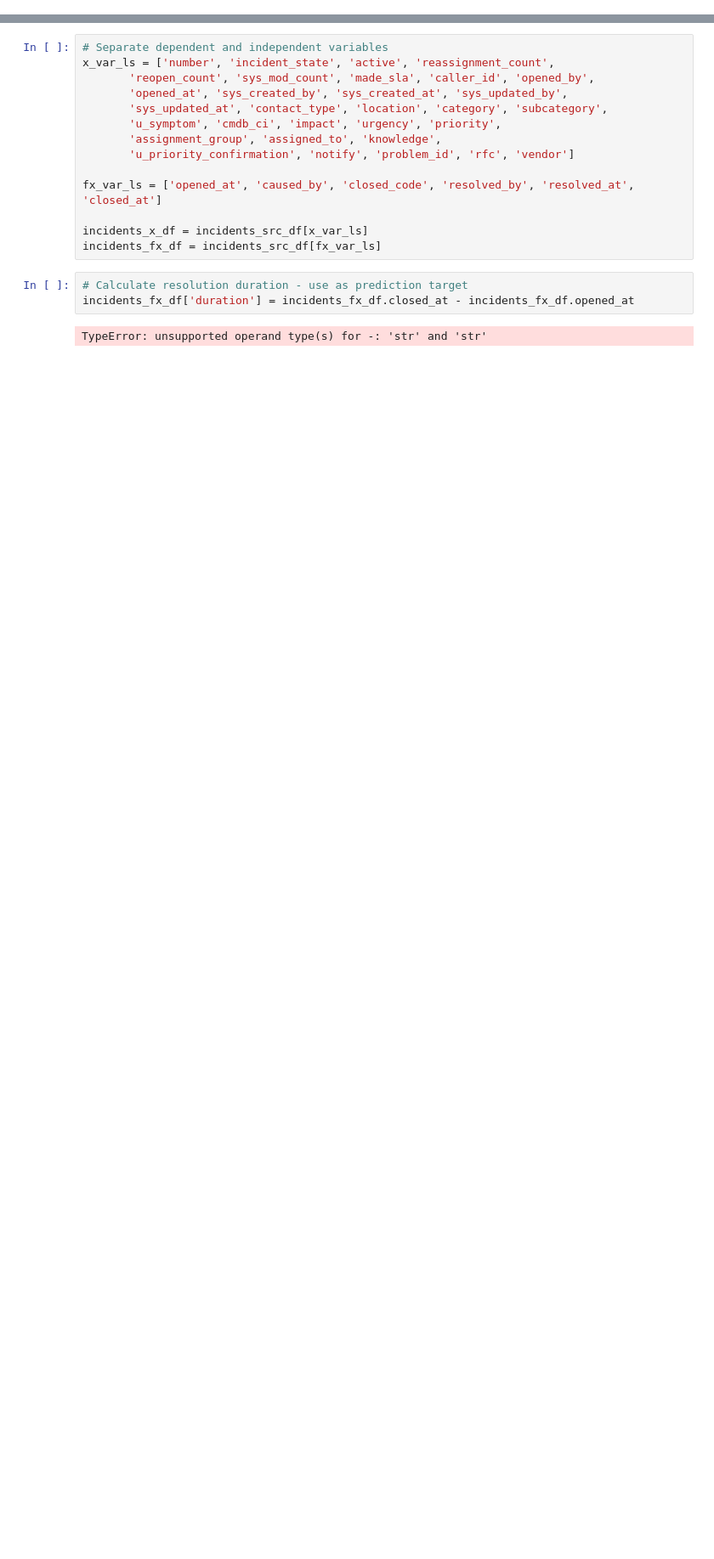
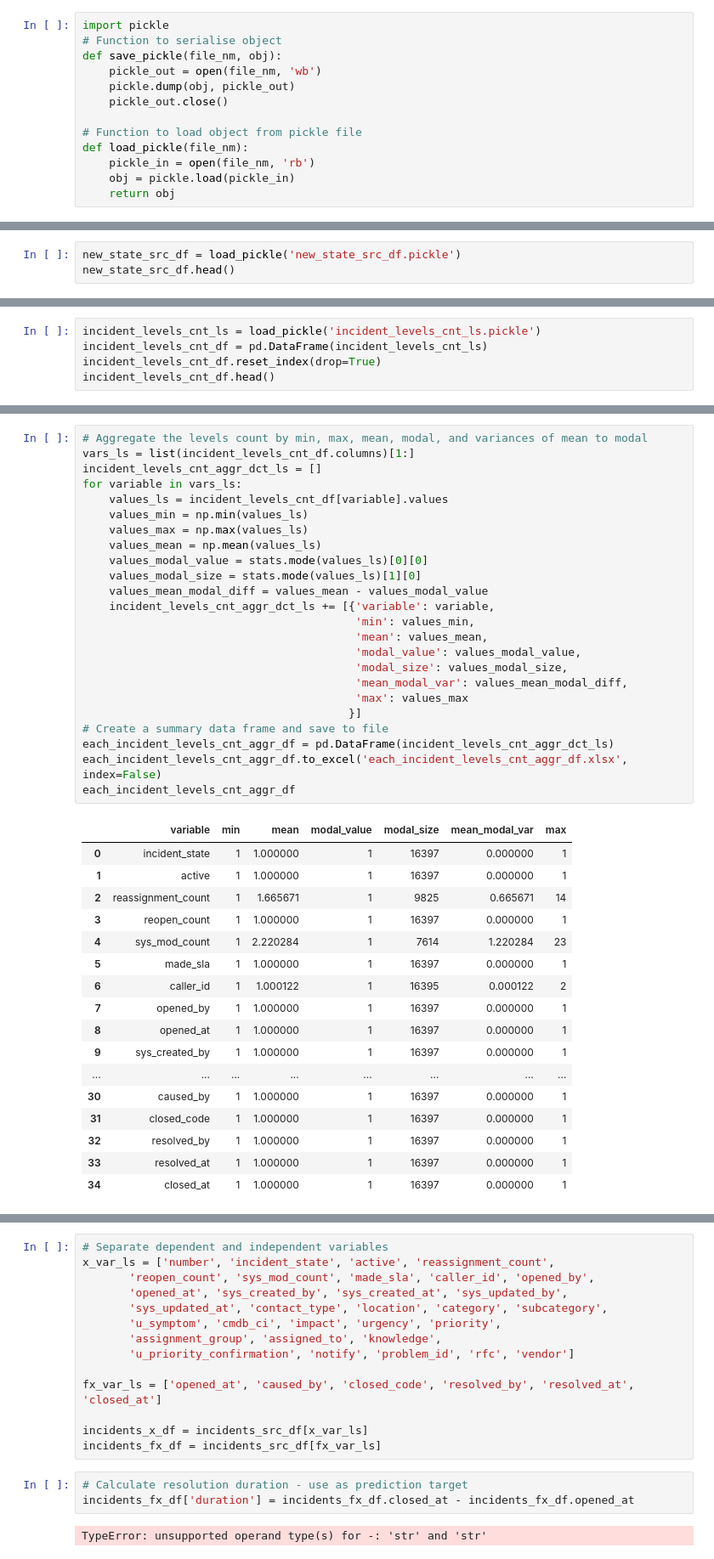
Before and after one commit to aaltrock/EDA, a Jupyter notebook: source_data_prep.ipynb, the cells around one changed output, grey strips where cells are left out. Shown at 85% size. Drawn from its saved outputs; the diff is of its cells as text; blank space fills up the shorter version.

```diff
--- a/source_data_prep.ipynb
+++ b/source_data_prep.ipynb
@@ -6 +8,14 @@ import datetime
+# %%
+import pickle
+# Function to serialise object
+def save_pickle(file_nm, obj):
+    pickle_out = open(file_nm, 'wb')
+    pickle.dump(obj, pickle_out)
+    pickle_out.close()
+
+# Function to load object from pickle file
+def load_pickle(file_nm):
+    pickle_in = open(file_nm, 'rb')
+    obj = pickle.load(pickle_in)
+    return obj
 # %%
@@ -7,0 +134,3 @@ incidents_src_df = pd.read_csv('incident_event_log.csv')
+# %%
+new_state_src_df = load_pickle('new_state_src_df.pickle')
+new_state_src_df.head()
@@ -7,0 +270,5 @@ incidents_src_df = pd.read_csv('incident_event_log.csv')
+# %%
+incident_levels_cnt_ls = load_pickle('incident_levels_cnt_ls.pickle')
+incident_levels_cnt_df = pd.DataFrame(incident_levels_cnt_ls)
+incident_levels_cnt_df.reset_index(drop=True)
+incident_levels_cnt_df.head()
@@ -7,0 +283,42 @@ incidents_src_df = pd.read_csv('incident_event_log.csv')
+# %%
+# Aggregate the levels count by min, max, mean, modal, and variances of mean to modal
+vars_ls = list(incident_levels_cnt_df.columns)[1:]
+incident_levels_cnt_aggr_dct_ls = []
+for variable in vars_ls:
+    values_ls = incident_levels_cnt_df[variable].values
+    values_min = np.min(values_ls)
+    values_max = np.max(values_ls)
+    values_mean = np.mean(values_ls)
+    values_modal_value = stats.mode(values_ls)[0][0]
+    values_modal_size = stats.mode(values_ls)[1][0]
+    values_mean_modal_diff = values_mean - values_modal_value
+    incident_levels_cnt_aggr_dct_ls += [{'variable': variable,
+                                         'min': values_min,
+                                         'mean': values_mean,
+                                         'modal_value': values_modal_value,
+                                         'modal_size': values_modal_size,
+                                         'mean_modal_var': values_mean_modal_diff,
+                                         'max': values_max
+                                        }]
+# Create a summary data frame and save to file
+each_incident_levels_cnt_aggr_df = pd.DataFrame(incident_levels_cnt_aggr_dct_ls)
+each_incident_levels_cnt_aggr_df.to_excel('each_incident_levels_cnt_aggr_df.xlsx', index=False)
+each_incident_levels_cnt_aggr_df
+# %% [output]
+|  | variable | min | mean | modal_value | modal_size | mean_modal_var | max |
+| 0 | incident_state | 1 | 1.000000 | 1 | 16397 | 0.000000 | 1 |
+| 1 | active | 1 | 1.000000 | 1 | 16397 | 0.000000 | 1 |
+| 2 | reassignment_count | 1 | 1.665671 | 1 | 9825 | 0.665671 | 14 |
+| 3 | reopen_count | 1 | 1.000000 | 1 | 16397 | 0.000000 | 1 |
+| 4 | sys_mod_count | 1 | 2.220284 | 1 | 7614 | 1.220284 | 23 |
+| 5 | made_sla | 1 | 1.000000 | 1 | 16397 | 0.000000 | 1 |
+| 6 | caller_id | 1 | 1.000122 | 1 | 16395 | 0.000122 | 2 |
+| 7 | opened_by | 1 | 1.000000 | 1 | 16397 | 0.000000 | 1 |
+| 8 | opened_at | 1 | 1.000000 | 1 | 16397 | 0.000000 | 1 |
+| 9 | sys_created_by | 1 | 1.000000 | 1 | 16397 | 0.000000 | 1 |
+| ... | ... | ... | ... | ... | ... | ... | ... |
+| 30 | caused_by | 1 | 1.000000 | 1 | 16397 | 0.000000 | 1 |
+| 31 | closed_code | 1 | 1.000000 | 1 | 16397 | 0.000000 | 1 |
+| 32 | resolved_by | 1 | 1.000000 | 1 | 16397 | 0.000000 | 1 |
+| 33 | resolved_at | 1 | 1.000000 | 1 | 16397 | 0.000000 | 1 |
+| 34 | closed_at | 1 | 1.000000 | 1 | 16397 | 0.000000 | 1 |
```
Also changed, not shown: parts of 31 cells of this notebook, 9 other files.
